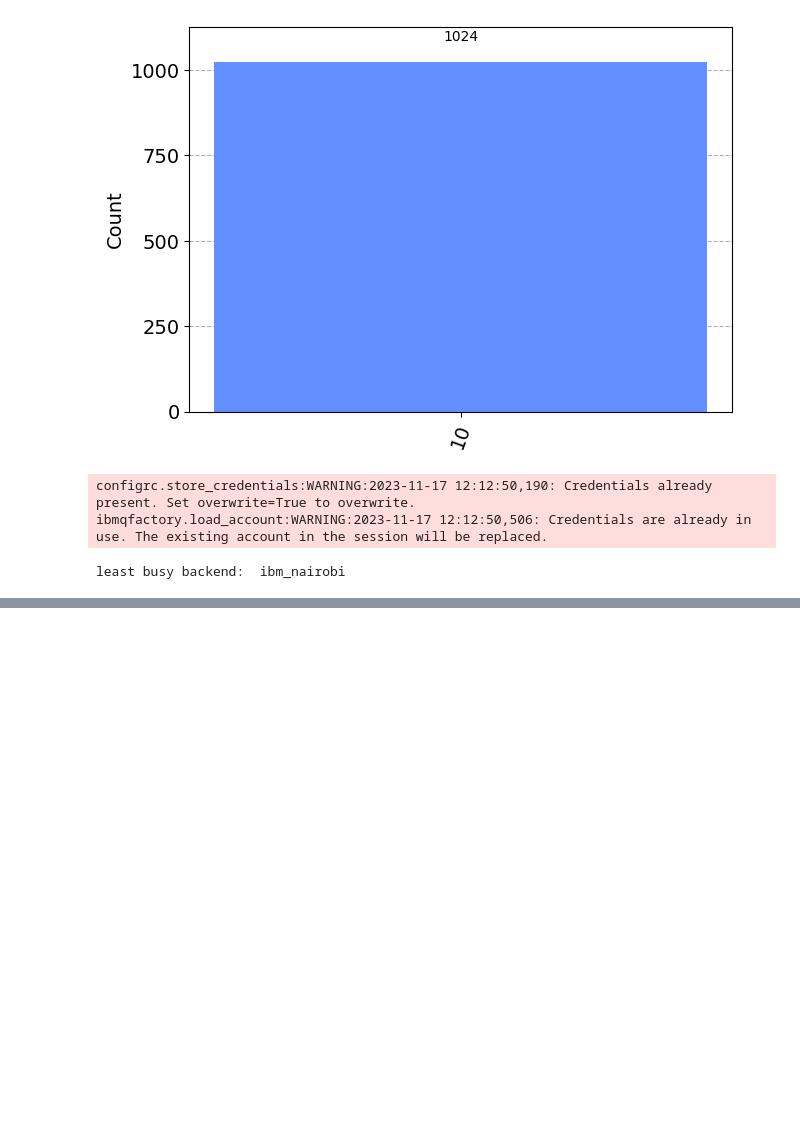
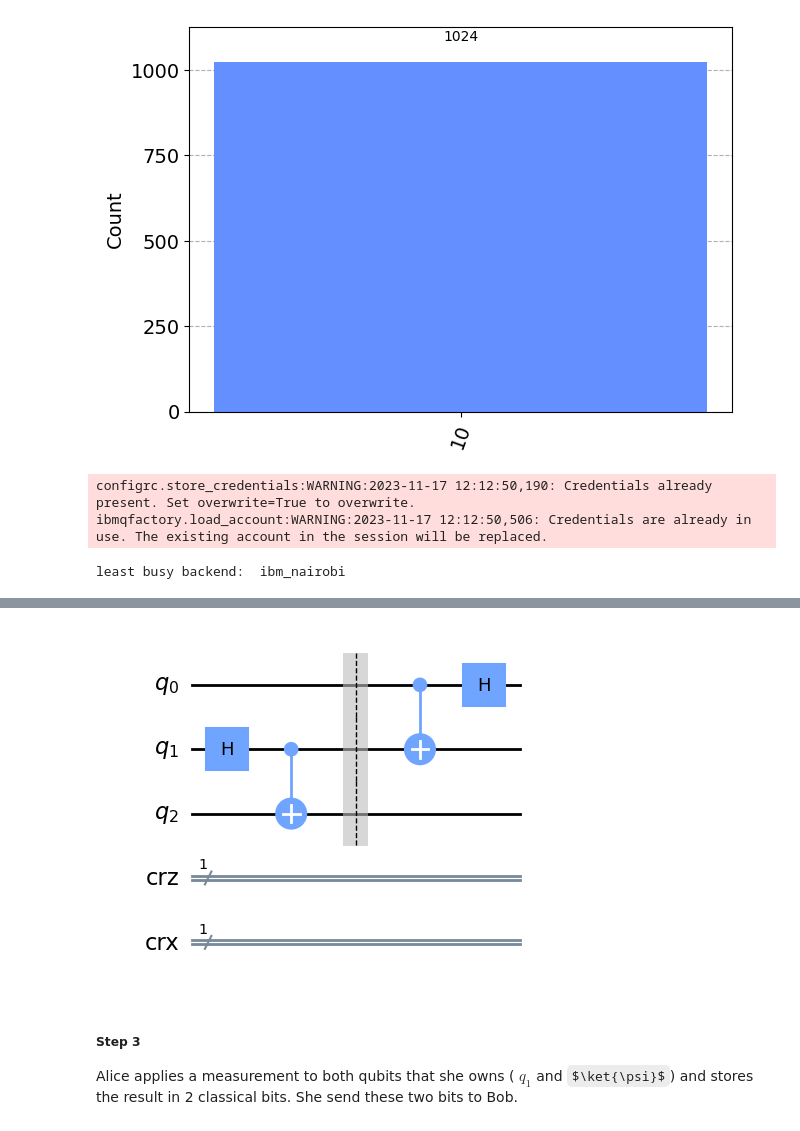
Before and after one commit to sebastianardelean/QIC, a Jupyter notebook: work/LAB6.ipynb, the cells around one changed output, grey strips where cells are left out. Drawn from its saved outputs; the diff is of its cells as text; code cells hidden in the pictures; some formulas as TeX source; blank space fills up the shorter version.

```diff
--- a/work/LAB6.ipynb
+++ b/work/LAB6.ipynb
@@ -196,0 +235,16 @@ print(f"Accuracy = {accuracy:.2f}%")
+# %%
+def alice_gates(qc, psi, a):
+    qc.cx(psi, a)
+    qc.h(psi)
+# %%
+## Step 2
+
+teleportation_circuit.barrier()
+alice_gates(teleportation_circuit, 0, 1)
+teleportation_circuit.draw(output="mpl")
+# %% [output]
+[figure, added]
+# %% [markdown]
+##### Step 3
+
+Alice applies a measurement to both qubits that she owns ( $q_1$ and $\ket{\psi}$) and stores the result in 2 classical bits. She send these two bits to Bob.
```
Also changed, not shown: parts of 41 cells of this notebook.
